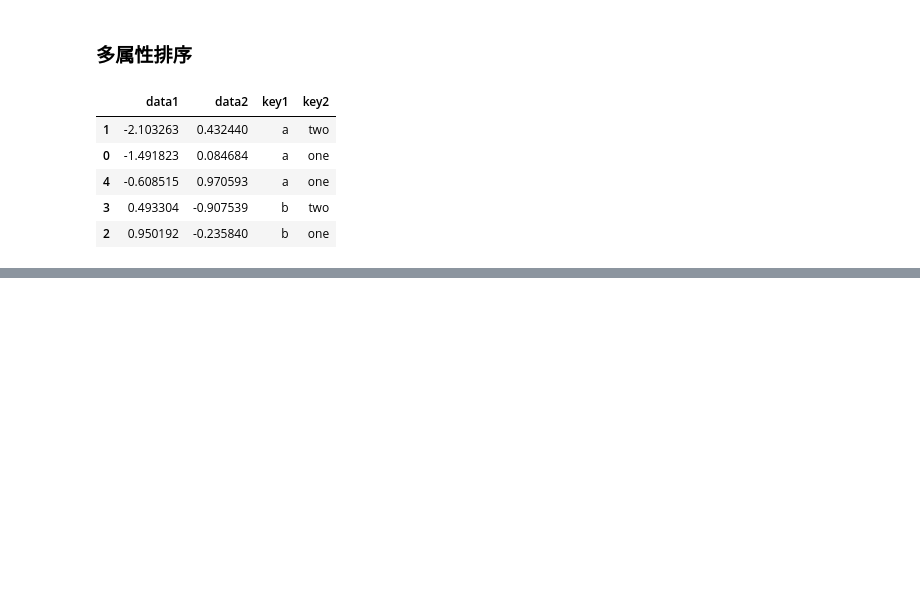
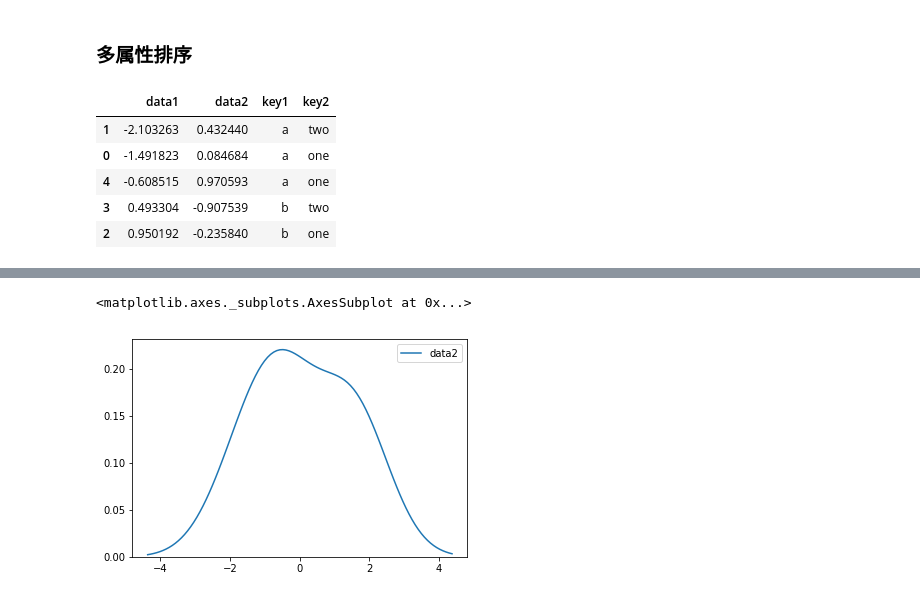
Before and after one commit to appke/Los-House-Prices, a Jupyter notebook: 02.Pandas操作快查表.ipynb, the cells around one changed output, grey strips where cells are left out. Cells and saved outputs as stored; diff of their text form; code cells hidden in the pictures; blank space fills up the shorter version.

```diff
--- a/02.Pandas操作快查表.ipynb
+++ b/02.Pandas操作快查表.ipynb
@@ -287,0 +532,5 @@ df2.sort_values(by=['key2'], ascending=False) # 整张表按某1列的数值进
+# %%
+sns.kdeplot(df2['data2'])
+# %% [output]
+<matplotlib.axes._subplots.AxesSubplot at 0x...>
+[figure, added]
```
Also changed, not shown: parts of 72 cells of this notebook.
